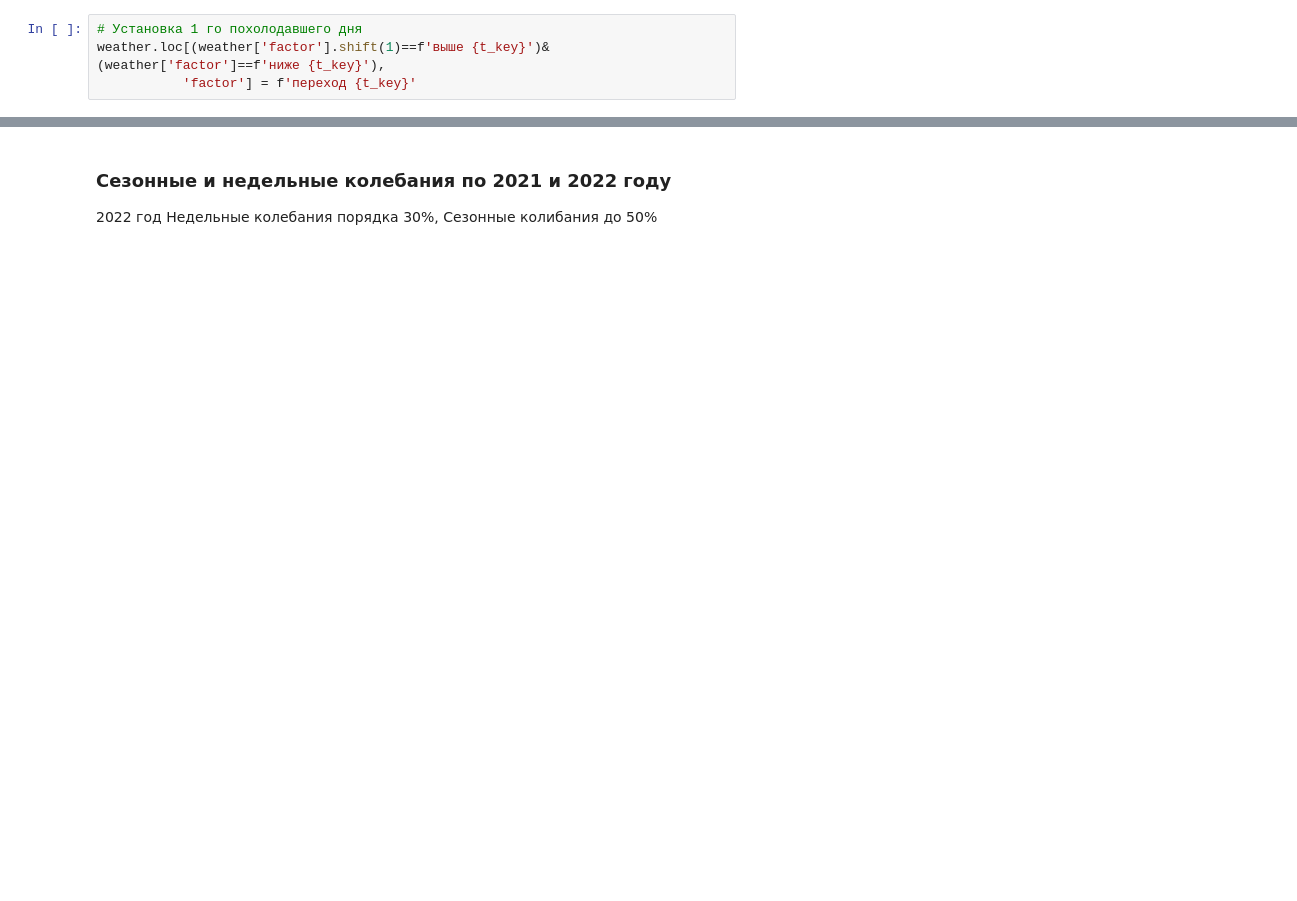
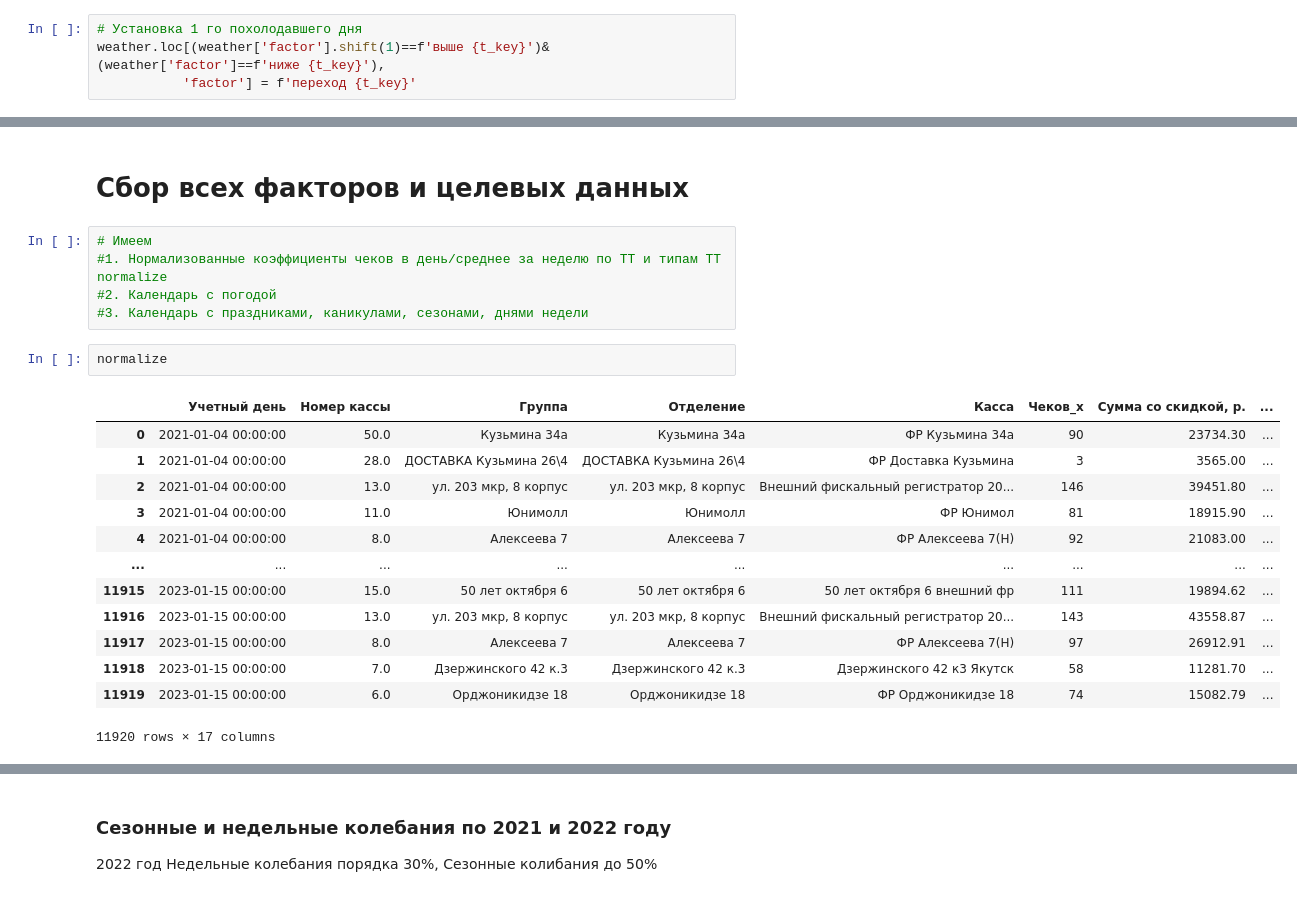
Before and after one commit to KeskilV/rb_daypp, a Jupyter notebook: ipynb/TZ_DPP.ipynb, the cells around one changed output, grey strips where cells are left out. Cells and saved outputs as stored; diff of their text form; blank space fills up the shorter version.

```diff
--- a/ipynb/TZ_DPP.ipynb
+++ b/ipynb/TZ_DPP.ipynb
@@ -434,0 +434,23 @@ Name: tavg, Length: 745, dtype: float64
+# %% [markdown]
+# Сбор всех факторов и целевых данных
+# %%
+# Имеем
+#1. Нормализованные коэффициенты чеков в день/среднее за неделю по ТТ и типам ТТ normalize
+#2. Календарь с погодой
+#3. Календарь с праздниками, каникулами, сезонами, днями недели
+# %%
+normalize
+# %% [output]
+|  | Учетный день | Номер кассы | Группа | Отделение | Касса | Чеков_x | Сумма со скидкой, р. | ... |
+| 0 | 2021-01-04 00:00:00 | 50.0 | Кузьмина 34а | Кузьмина 34а | ФР Кузьмина 34а | 90 | 23734.30 | ... |
+| 1 | 2021-01-04 00:00:00 | 28.0 | ДОСТАВКА Кузьмина 26\4 | ДОСТАВКА Кузьмина 26\4 | ФР Доставка Кузьмина | 3 | 3565.00 | ... |
+| 2 | 2021-01-04 00:00:00 | 13.0 | ул. 203 мкр, 8 корпус | ул. 203 мкр, 8 корпус | Внешний фискальный регистратор 20... | 146 | 39451.80 | ... |
+| 3 | 2021-01-04 00:00:00 | 11.0 | Юнимолл | Юнимолл | ФР Юнимол | 81 | 18915.90 | ... |
+| 4 | 2021-01-04 00:00:00 | 8.0 | Алексеева 7 | Алексеева 7 | ФР Алексеева 7(Н) | 92 | 21083.00 | ... |
+| ... | ... | ... | ... | ... | ... | ... | ... | ... |
+| 11915 | 2023-01-15 00:00:00 | 15.0 | 50 лет октября 6 | 50 лет октября 6 | 50 лет октября 6 внешний фр | 111 | 19894.62 | ... |
+| 11916 | 2023-01-15 00:00:00 | 13.0 | ул. 203 мкр, 8 корпус | ул. 203 мкр, 8 корпус | Внешний фискальный регистратор 20... | 143 | 43558.87 | ... |
+| 11917 | 2023-01-15 00:00:00 | 8.0 | Алексеева 7 | Алексеева 7 | ФР Алексеева 7(Н) | 97 | 26912.91 | ... |
+| 11918 | 2023-01-15 00:00:00 | 7.0 | Дзержинского 42 к.3 | Дзержинского 42 к.3 | Дзержинского 42 к3 Якутск | 58 | 11281.70 | ... |
+| 11919 | 2023-01-15 00:00:00 | 6.0 | Орджоникидзе 18 | Орджоникидзе 18 | ФР Орджоникидзе 18 | 74 | 15082.79 | ... |
+11920 rows × 17 columns
```
Also changed, not shown: parts of 24 cells of this notebook, 3 other files.
